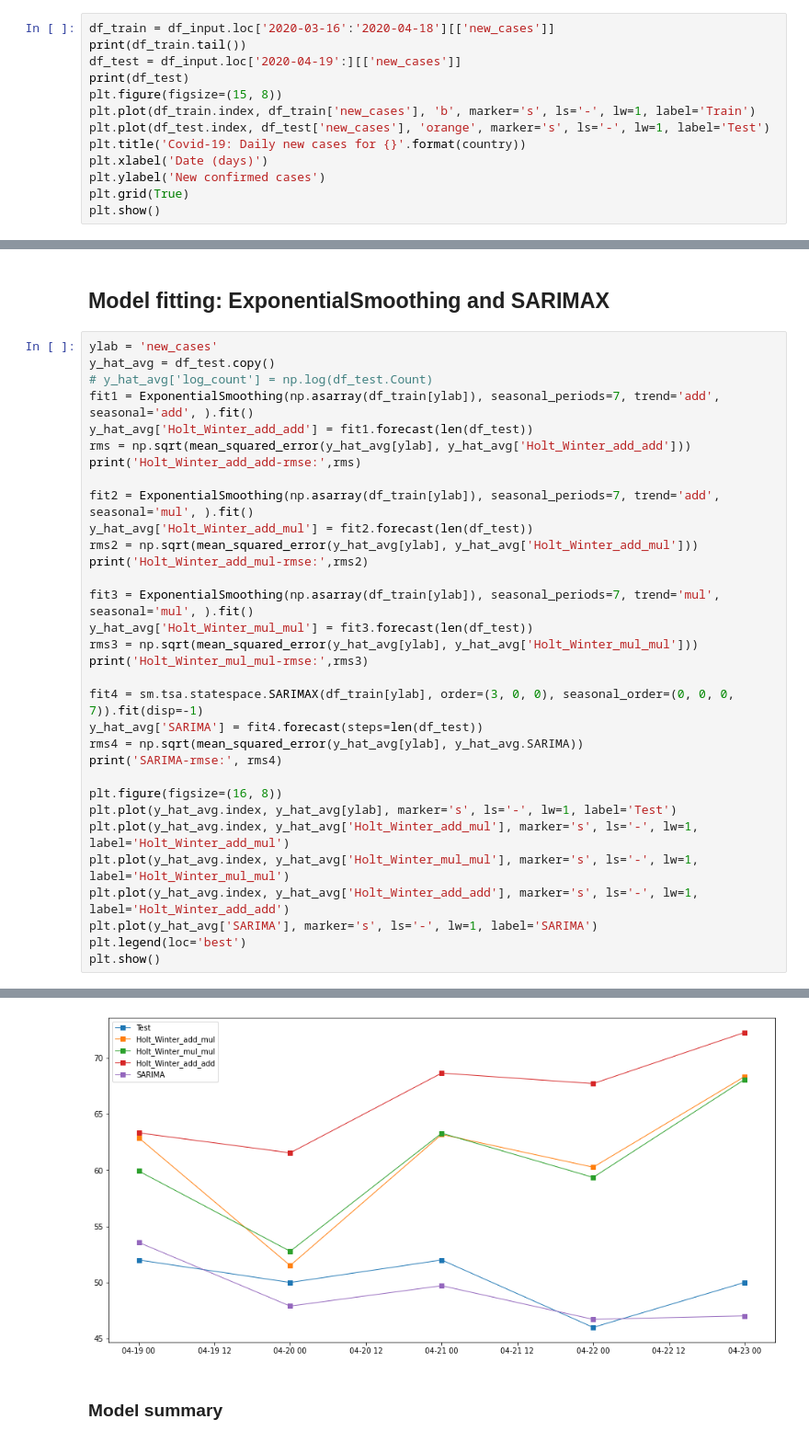
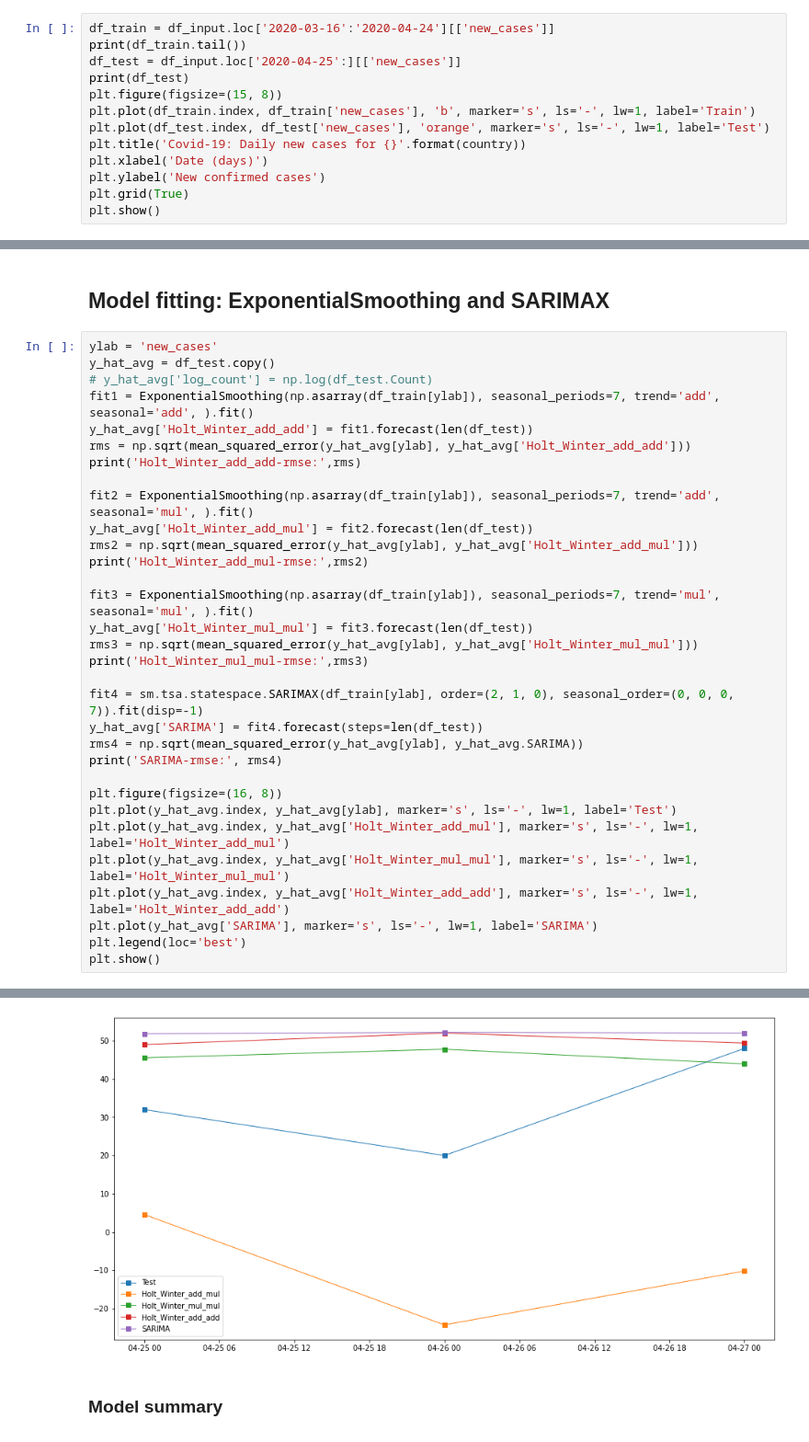
Before and after one commit to jorivero83/covid19, a Jupyter notebook: tsa_cuba.ipynb, the cells around one changed output, grey strips where cells are left out. Shown at 92% size. Saved outputs shown, nothing was run; the diff lists cells and outputs as text.

```diff
--- a/tsa_cuba.ipynb
+++ b/tsa_cuba.ipynb
@@ -38,9 +38,9 @@ plt.show()
 # %% [markdown]
 ## Split data into: train and test
 # %%
-df_train = df_input.loc['2020-03-16':'2020-04-18'][['new_cases']]
+df_train = df_input.loc['2020-03-16':'2020-04-24'][['new_cases']]
 print(df_train.tail())
-df_test = df_input.loc['2020-04-19':][['new_cases']]
+df_test = df_input.loc['2020-04-25':][['new_cases']]
 print(df_test)
 plt.figure(figsize=(15, 8))
 plt.plot(df_train.index, df_train['new_cases'], 'b', marker='s', ls='-', lw=1, label='Train')
@@ -122,7 +120,7 @@ y_hat_avg['Holt_Winter_mul_mul'] = fit3.forecast(len(df_test))
 rms3 = np.sqrt(mean_squared_error(y_hat_avg[ylab], y_hat_avg['Holt_Winter_mul_mul']))
 print('Holt_Winter_mul_mul-rmse:',rms3)
 
-fit4 = sm.tsa.statespace.SARIMAX(df_train[ylab], order=(3, 0, 0), seasonal_order=(0, 0, 0, 7)).fit(disp=-1)
+fit4 = sm.tsa.statespace.SARIMAX(df_train[ylab], order=(2, 1, 0), seasonal_order=(0, 0, 0, 7)).fit(disp=-1)
 y_hat_avg['SARIMA'] = fit4.forecast(steps=len(df_test))
 rms4 = np.sqrt(mean_squared_error(y_hat_avg[ylab], y_hat_avg.SARIMA))
 print('SARIMA-rmse:', rms4)
@@ -143,4 +141,4 @@ SARIMA-rmse: 2.073331051769383
-[figure, old version]
+[figure, new version]
 # %% [markdown]
 ### Model summary
 # %%
```
Also changed, not shown: parts of 7 cells of this notebook, 9 other files.
